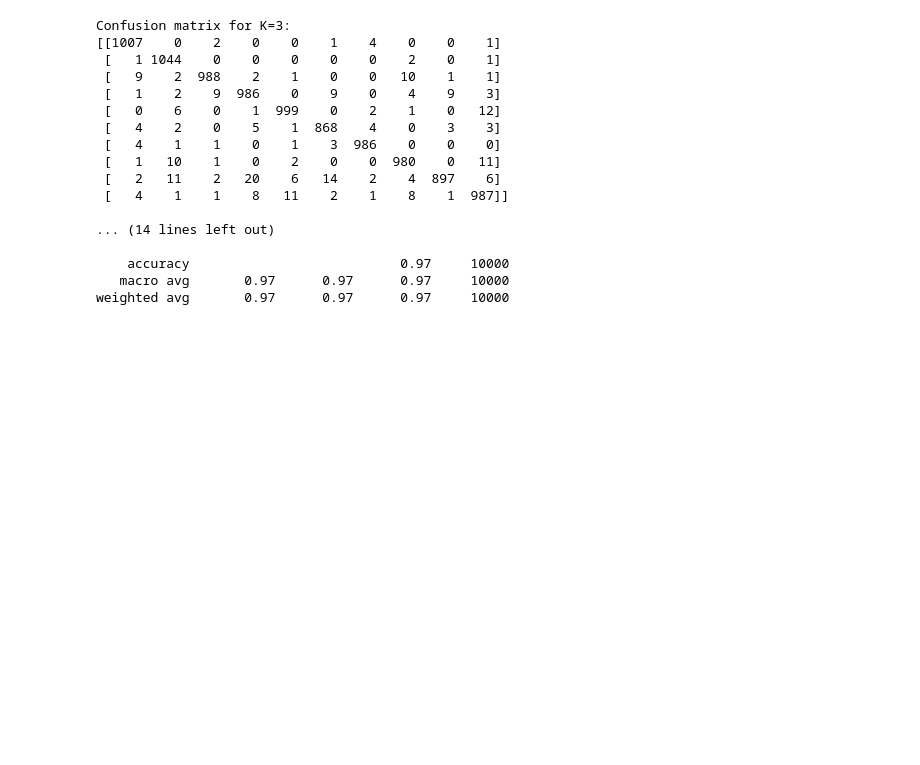
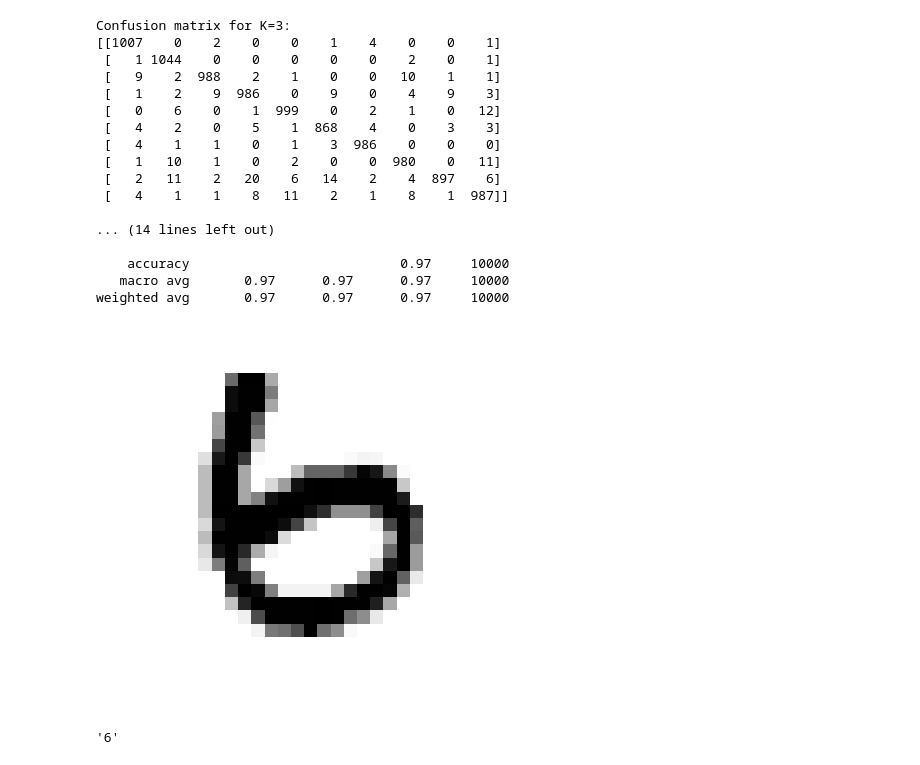
Before and after one commit to Ruhsaku/ImageRecognitionModel, a Jupyter notebook: image_recognition.ipynb, the cells around one changed output. Drawn from its saved outputs; the diff is of its cells as text; code cells hidden in the pictures; blank space fills up the shorter version.

Commit message:
Test predictions

```diff
--- a/image_recognition.ipynb
+++ b/image_recognition.ipynb
@@ -143,3 +143,16 @@ Confusion matrix for K=3:
     accuracy                           0.97     10000
    macro avg       0.97      0.97      0.97     10000
 weighted avg       0.97      0.97      0.97     10000
+# %%
+# Check with some examples
+number1 = X_test.iloc[7362]
+number1_image = np.reshape(np.ravel(number1), shape=(28,28))
+plt.imshow(number1_image, cmap="binary")
+plt.axis("off")
+plt.show()
+# %% [output]
+[figure, added]
+# %%
+knn_predictions[7362]
+# %% [output]
+'6'
```
Also changed, not shown: parts of 5 cells of this notebook.
